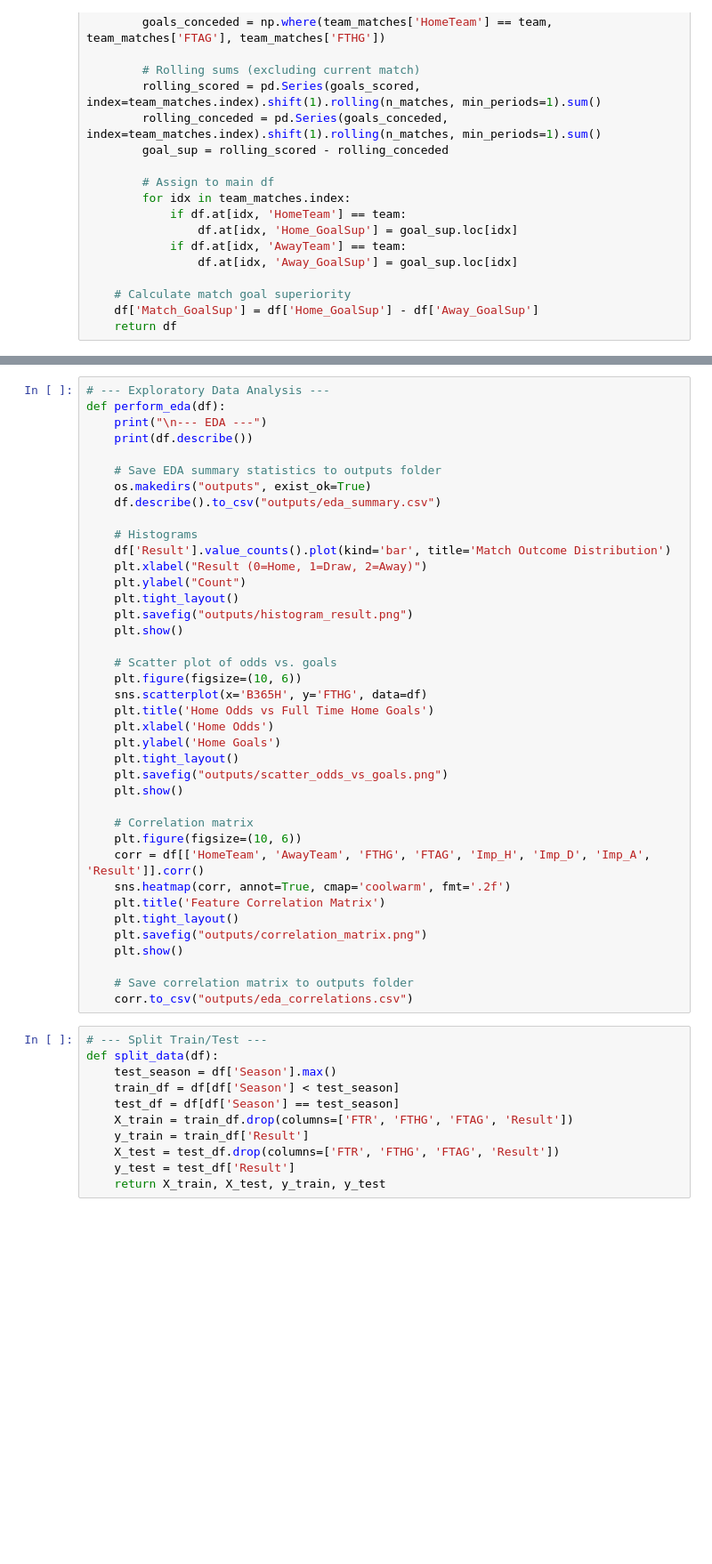
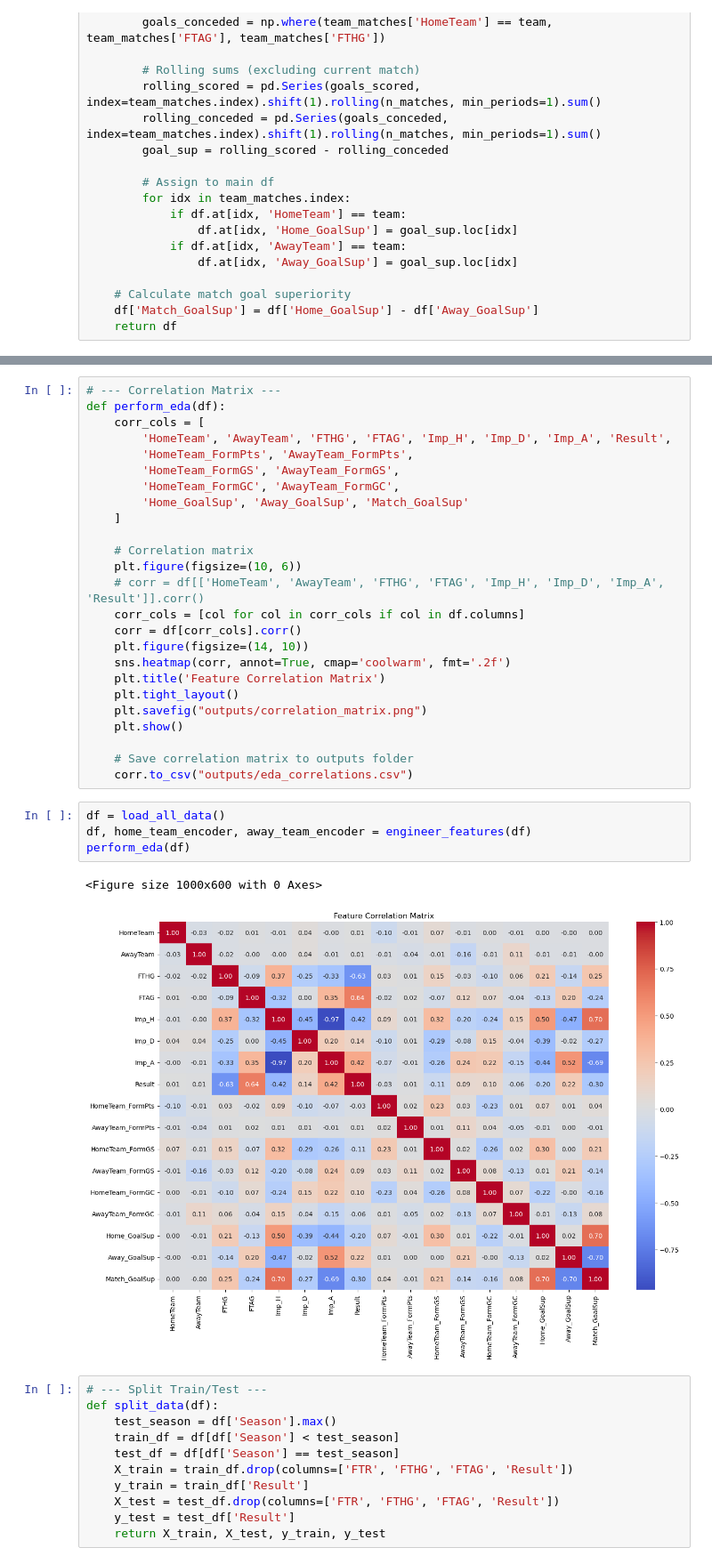
Before and after one commit to tarintrader/ml-football-project, a Jupyter notebook: football_ml_pipeline.ipynb, the cells around one changed output, grey strips where cells are left out. Shown at 89% size. Drawn from its saved outputs; the diff is of its cells as text; blank space fills up the shorter version.

```diff
--- a/football_ml_pipeline.ipynb
+++ b/football_ml_pipeline.ipynb
@@ -364,36 +359,22 @@ def engineer_features(df):
 
     return df.dropna(), home_team_encoder, away_team_encoder
 # %%
-# --- Exploratory Data Analysis ---
+# --- Correlation Matrix ---
 def perform_eda(df):
-    print("\n--- EDA ---")
-    print(df.describe())
-
-    # Save EDA summary statistics to outputs folder
-    os.makedirs("outputs", exist_ok=True)
-    df.describe().to_csv("outputs/eda_summary.csv")
-
-    # Histograms
-    df['Result'].value_counts().plot(kind='bar', title='Match Outcome Distribution')
-    plt.xlabel("Result (0=Home, 1=Draw, 2=Away)")
-    plt.ylabel("Count")
-    plt.tight_layout()
-    plt.savefig("outputs/histogram_result.png")
-    plt.show()
-
-    # Scatter plot of odds vs. goals
-    plt.figure(figsize=(10, 6))
-    sns.scatterplot(x='B365H', y='FTHG', data=df)
-    plt.title('Home Odds vs Full Time Home Goals')
-    plt.xlabel('Home Odds')
-    plt.ylabel('Home Goals')
-    plt.tight_layout()
-    plt.savefig("outputs/scatter_odds_vs_goals.png")
-    plt.show()
+    corr_cols = [
+        'HomeTeam', 'AwayTeam', 'FTHG', 'FTAG', 'Imp_H', 'Imp_D', 'Imp_A', 'Result',
+        'HomeTeam_FormPts', 'AwayTeam_FormPts',
+        'HomeTeam_FormGS', 'AwayTeam_FormGS',
+        'HomeTeam_FormGC', 'AwayTeam_FormGC',
+        'Home_GoalSup', 'Away_GoalSup', 'Match_GoalSup'
+    ]
 
     # Correlation matrix
     plt.figure(figsize=(10, 6))
-    corr = df[['HomeTeam', 'AwayTeam', 'FTHG', 'FTAG', 'Imp_H', 'Imp_D', 'Imp_A', 'Result']].corr()
+    # corr = df[['HomeTeam', 'AwayTeam', 'FTHG', 'FTAG', 'Imp_H', 'Imp_D', 'Imp_A', 'Result']].corr()
+    corr_cols = [col for col in corr_cols if col in df.columns]
+    corr = df[corr_cols].corr()
+    plt.figure(figsize=(14, 10))
     sns.heatmap(corr, annot=True, cmap='coolwarm', fmt='.2f')
     plt.title('Feature Correlation Matrix')
     plt.tight_layout()
@@ -402,6 +383,13 @@ def perform_eda(df):
 
     # Save correlation matrix to outputs folder
     corr.to_csv("outputs/eda_correlations.csv")
+# %%
+df = load_all_data()
+df, home_team_encoder, away_team_encoder = engineer_features(df)
+perform_eda(df)
+# %% [output]
+<Figure size 1000x600 with 0 Axes>
+[figure, added]
 # %%
 # --- Split Train/Test ---
 def split_data(df):
```
Also changed, not shown: parts of 13 cells of this notebook, 6 other files.
